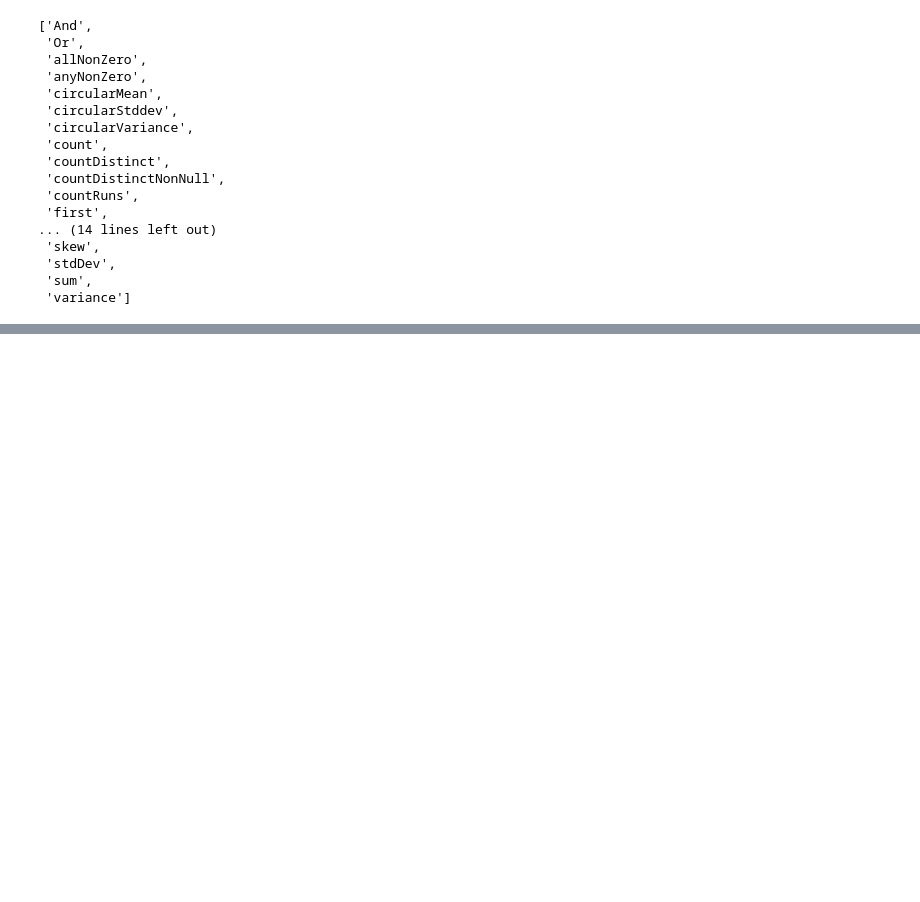
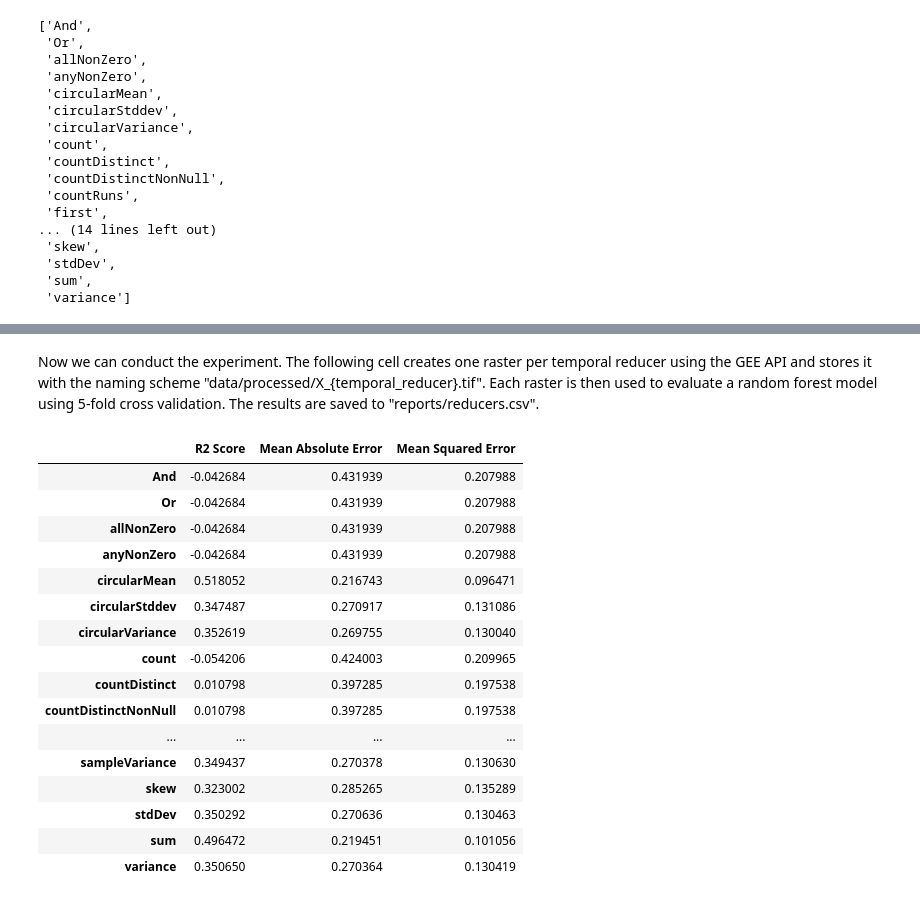
Before and after one commit to Lumcoin/leaf-type-mixture, a Jupyter notebook: notebooks/1-ph-reducers.ipynb, the cells around one changed output, grey strips where cells are left out. Saved outputs shown, nothing was run; the diff lists cells and outputs as text; code cells hidden in the pictures; blank space fills up the shorter version.

```diff
--- a/notebooks/1-ph-reducers.ipynb
+++ b/notebooks/1-ph-reducers.ipynb
@@ -198,0 +154,76 @@ band_names
+# %% [markdown]
+Now we can conduct the experiment. The following cell creates one raster per temporal reducer using the GEE API and stores it with the naming scheme "data/processed/X_{temporal_reducer}.tif". Each raster is then used to evaluate a random forest model using 5-fold cross validation. The results are saved to "reports/reducers.csv".
+# %%
+# Evaluate a model for each reducer
+from ltm.data import list_bands, sentinel_composite
+from ltm.features import load_raster, drop_nan_rows
+from sklearn.model_selection import cross_validate
+from sklearn.ensemble import RandomForestRegressor
+from sklearn.metrics import make_scorer, mean_squared_error, mean_absolute_error, r2_score
+
+reducers_path = "../reports/reducers.csv"
+if not Path(reducers_path).exists():
+    # Define the label path and the bands to use
+    y_path = "../data/processed/y.tif"
+    sentinel_bands = [band for band in list_bands() if band.startswith("B")]
+
+    # Define the scoring metrics
+    scoring = {
+        "R2 Score": make_scorer(r2_score),
+        "Mean Absolute Error": make_scorer(mean_absolute_error),
+        "Mean Squared Error": make_scorer(mean_squared_error)
+    }
+
+    score_df = pd.DataFrame(columns=scoring.keys())
+    for reducer in reducers:
+        # Create the composite for current reducer
+        X_path = f"../data/processed/X_{reducer}.tif"
+        if not Path(X_path).exists():
+            sentinel_composite(
+                y_path_from=y_path,
+                X_path_to=X_path,
+                time_window=(datetime(2015, 7, 1), datetime(2016, 6, 30)),
+                level_2a=False,
+                temporal_reducers=[reducer],
+                sentinel_bands=sentinel_bands,
+            )
+
+        # Load the data and drop rows containing NaNs
+        X = load_raster(X_path)
+        y = load_raster(y_path)
+        X, y = drop_nan_rows(X, y)
+
+        # Handle case where less than 5 samples are left (due to 5-fold cross-validation)
+        if X.shape[0] < 5:
+            score_df.loc[reducer] = [np.nan] * len(scoring)
+            continue
+
+        # Evaluate the model
+        random_forest = RandomForestRegressor(n_jobs=-1, random_state=42)
+        scores = cross_validate(random_forest, X, y, scoring=scoring, n_jobs=-1)
+        score_df.loc[reducer] = [scores[f"test_{key}"].mean() for key in scoring.keys()]
+
+    # Save the scores
+    score_df.to_csv(reducers_path)
+else:
+    score_df = pd.read_csv(reducers_path, index_col=0)
+
+score_df
+# %% [output]
+|  | R2 Score | Mean Absolute Error | Mean Squared Error |
+| And | -0.042684 | 0.431939 | 0.207988 |
+| Or | -0.042684 | 0.431939 | 0.207988 |
+| allNonZero | -0.042684 | 0.431939 | 0.207988 |
+| anyNonZero | -0.042684 | 0.431939 | 0.207988 |
+| circularMean | 0.518052 | 0.216743 | 0.096471 |
+| circularStddev | 0.347487 | 0.270917 | 0.131086 |
+| circularVariance | 0.352619 | 0.269755 | 0.130040 |
+| count | -0.054206 | 0.424003 | 0.209965 |
+| countDistinct | 0.010798 | 0.397285 | 0.197538 |
+| countDistinctNonNull | 0.010798 | 0.397285 | 0.197538 |
+| ... | ... | ... | ... |
+| sampleVariance | 0.349437 | 0.270378 | 0.130630 |
+| skew | 0.323002 | 0.285265 | 0.135289 |
+| stdDev | 0.350292 | 0.270636 | 0.130463 |
+| sum | 0.496472 | 0.219451 | 0.101056 |
+| variance | 0.350650 | 0.270364 | 0.130419 |
```
Also changed, not shown: parts of 9 cells of this notebook, 2 other files.
